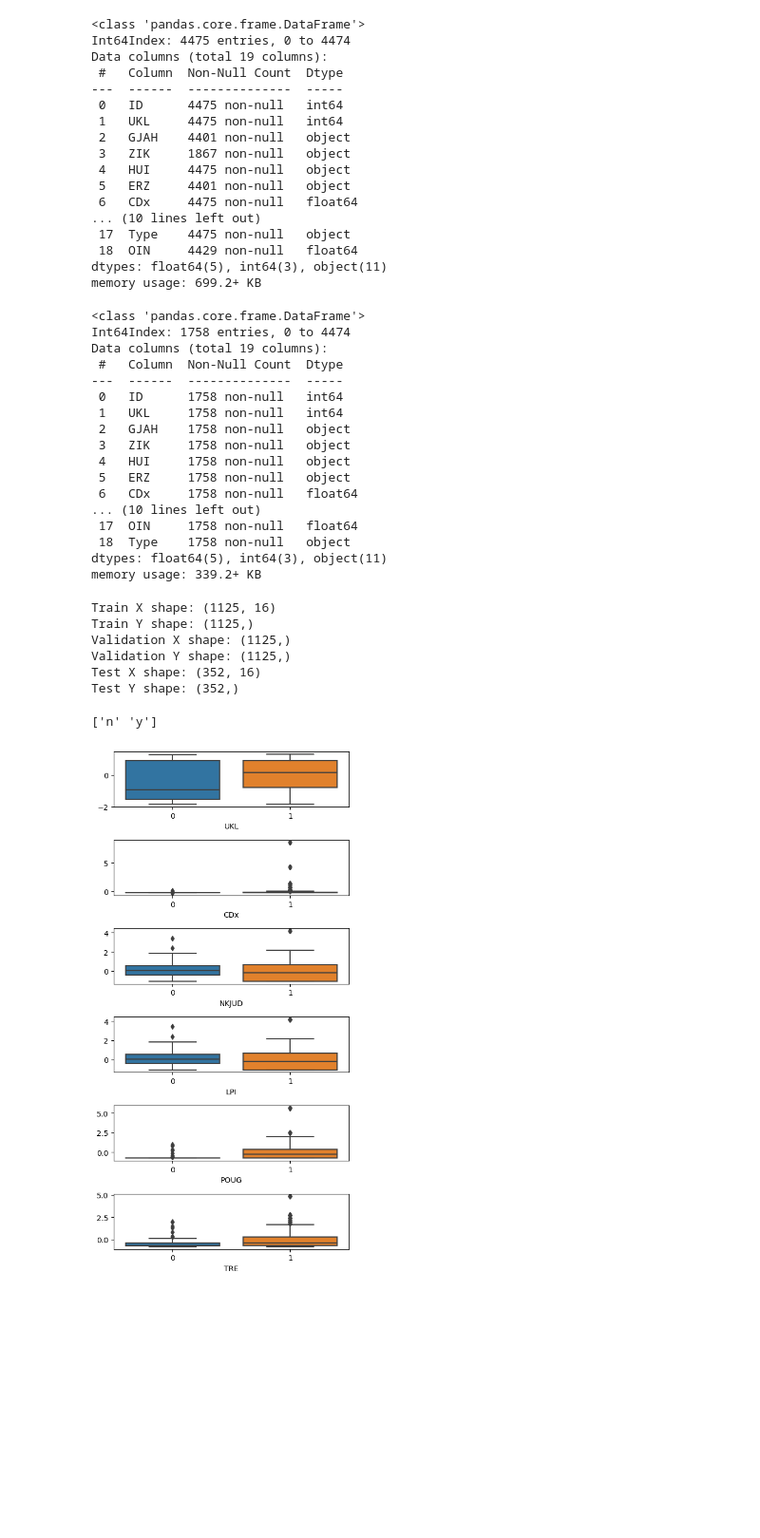
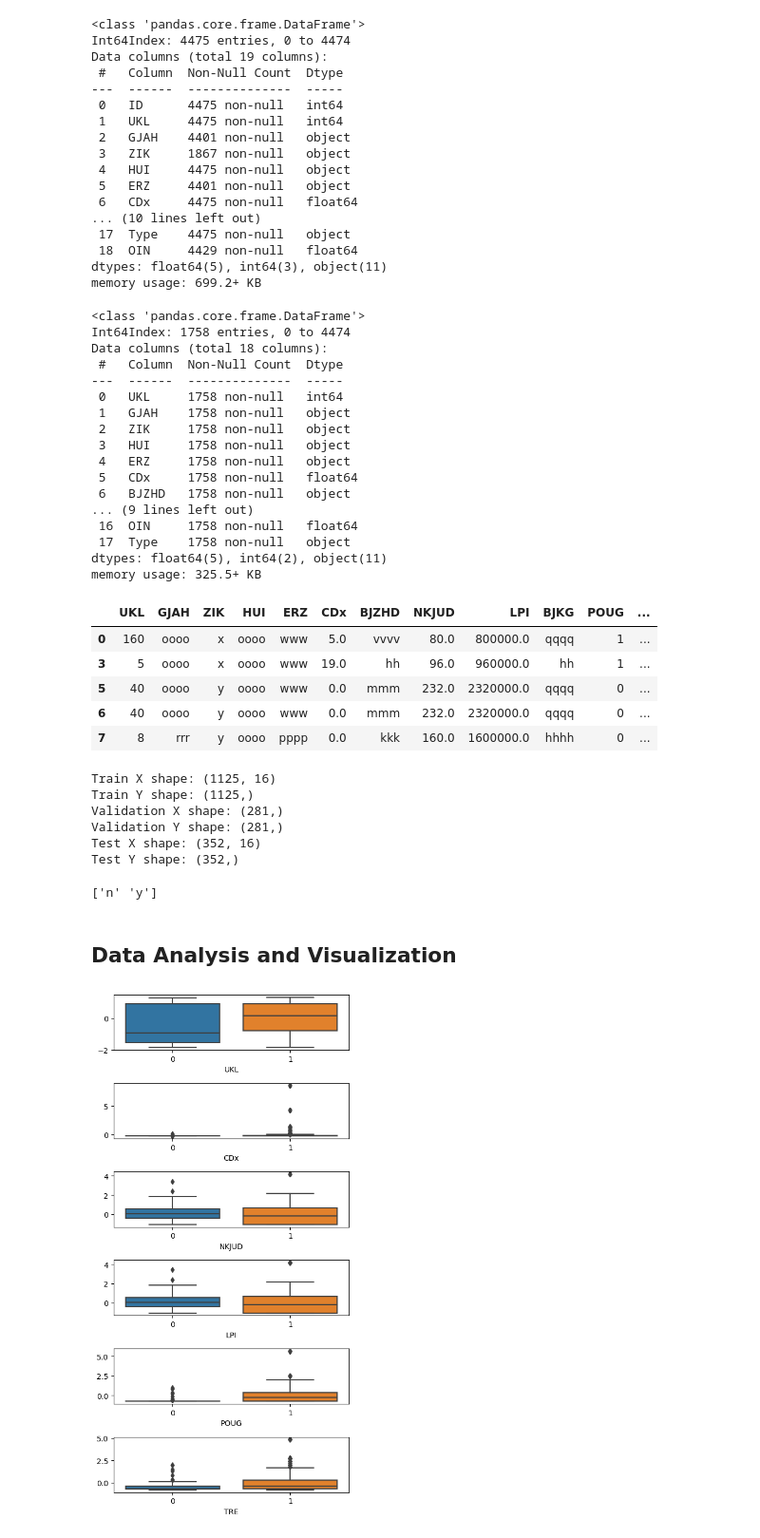
Before and after one commit to msskzx/problem-solvn, a Jupyter notebook: python_solutions/challenges/data-tasks/logistic-regression.ipynb, the cells around one changed output. Shown: that part at 95% size. Drawn from its saved outputs; the diff is of its cells as text; code cells hidden in the pictures; blank space fills up the shorter version.

```diff
--- a/python_solutions/challenges/data-tasks/logistic-regression.ipynb
+++ b/python_solutions/challenges/data-tasks/logistic-regression.ipynb
@@ -70,13 +74,19 @@ Data columns (total 19 columns):
 dtypes: float64(5), int64(3), object(11)
 memory usage: 699.2+ KB
 # %%
-# reorder target column
-cols = ['ID', 'UKL', 'GJAH', 'ZIK', 'HUI', 'ERZ', 'CDx', 'BJZHD', 'NKJUD',
-             'LPI', 'BJKG', 'POUG', 'TRE', 'ZUB', 'VOL', 'UIO', 'VBNM', 'OIN', 'Type']
+# append Type column at the end
+# The ID column can be dropped since each row is unique
+cols = [x for x in dataset.columns if x not in ['ID', 'Type']]
+cols.append('Type')
 
 dataset = dataset[cols]
+
 # handle missing values
-#dataset = dataset.fillna(dataset.mean)
+#numerical_features = [x for x in dataset if x != 'Type' and dataset[x].dtypes != 'object']
+#categorical_features = [x for x in dataset if  x != 'Type' and dataset[x].dtypes == 'object']
+#dataset[numerical_features] = dataset[numerical_features].fillna(dataset.mean)
+#dataset[categorical_features] = dataset[categorical_features].dropna()
+
 dataset = dataset.dropna()
 
 # Splitting into train and test sets, random_state for reproducible output
@@ -86,40 +96,48 @@ dataset.info()
 # %% [output]
 <class 'pandas.core.frame.DataFrame'>
 Int64Index: 1758 entries, 0 to 4474
-Data columns (total 19 columns):
+Data columns (total 18 columns):
  #   Column  Non-Null Count  Dtype
 ---  ------  --------------  -----
- 0   ID      1758 non-null   int64
- 1   UKL     1758 non-null   int64
- 2   GJAH    1758 non-null   object
- 3   ZIK     1758 non-null   object
- 4   HUI     1758 non-null   object
- 5   ERZ     1758 non-null   object
- 6   CDx     1758 non-null   float64
-... (10 lines left out)
- 17  OIN     1758 non-null   float64
- 18  Type    1758 non-null   object
-dtypes: float64(5), int64(3), object(11)
-memory usage: 339.2+ KB
+ 0   UKL     1758 non-null   int64
+ 1   GJAH    1758 non-null   object
+ 2   ZIK     1758 non-null   object
+ 3   HUI     1758 non-null   object
+ 4   ERZ     1758 non-null   object
+ 5   CDx     1758 non-null   float64
+ 6   BJZHD   1758 non-null   object
+... (9 lines left out)
+ 16  OIN     1758 non-null   float64
+ 17  Type    1758 non-null   object
+dtypes: float64(5), int64(2), object(11)
+memory usage: 325.5+ KB
+# %%
+dataset.head()
+# %% [output]
+|  | UKL | GJAH | ZIK | HUI | ERZ | CDx | BJZHD | NKJUD | LPI | BJKG | POUG | ... |
+| 0 | 160 | oooo | x | oooo | www | 5.0 | vvvv | 80.0 | 800000.0 | qqqq | 1 | ... |
+| 3 | 5 | oooo | x | oooo | www | 19.0 | hh | 96.0 | 960000.0 | hh | 1 | ... |
+| 5 | 40 | oooo | y | oooo | www | 0.0 | mmm | 232.0 | 2320000.0 | qqqq | 0 | ... |
+| 6 | 40 | oooo | y | oooo | www | 0.0 | mmm | 232.0 | 2320000.0 | qqqq | 0 | ... |
+| 7 | 8 | rrr | y | oooo | pppp | 0.0 | kkk | 160.0 | 1600000.0 | hhhh | 0 | ... |
 # %%
-# The ID column can be dropped since each row is unique
-x_train_val, y_train_val = train_dataset.iloc[:, 1:len(cols) - 2], train_dataset.iloc[:, len(cols) - 1]
+x_train_val, y_train_val = train_dataset.iloc[:, :len(cols) - 2], train_dataset.iloc[:, len(cols) - 1]
 x_train, y_train = x_train_val.sample(frac=0.8, random_state=42), y_train_val.sample(frac=0.8, random_state=42)
 x_val, y_val = x_train_val.drop(x_train.index), y_train_val.drop(y_train.index)
 
-x_test, y_test = test_dataset.iloc[:, 1:len(cols) - 2], test_dataset.iloc[:, len(cols) - 1]
+x_test, y_test = test_dataset.iloc[:, :len(cols) - 2], test_dataset.iloc[:, len(cols) - 1]
 
 print("Train X shape:", x_train.shape)
 print("Train Y shape:", y_train.shape)
-print("Validation X shape:", y_train.shape)
-print("Validation Y shape:", y_train.shape)
+print("Validation X shape:", y_val.shape)
+print("Validation Y shape:", y_val.shape)
 print("Test X shape:", x_test.shape)
 print("Test Y shape:", y_test.shape)
 # %% [output]
 Train X shape: (1125, 16)
 Train Y shape: (1125,)
-Validation X shape: (1125,)
-Validation Y shape: (1125,)
+Validation X shape: (281,)
+Validation Y shape: (281,)
 Test X shape: (352, 16)
 Test Y shape: (352,)
 # %%
@@ -132,4 +150,6 @@ y_test = encoder.transform(y_test)
 print(encoder.classes_)
 # %% [output]
 ['n' 'y']
+# %% [markdown]
+## Data Analysis and Visualization
 # %%
```
Also changed, not shown: parts of 5 cells of this notebook.
